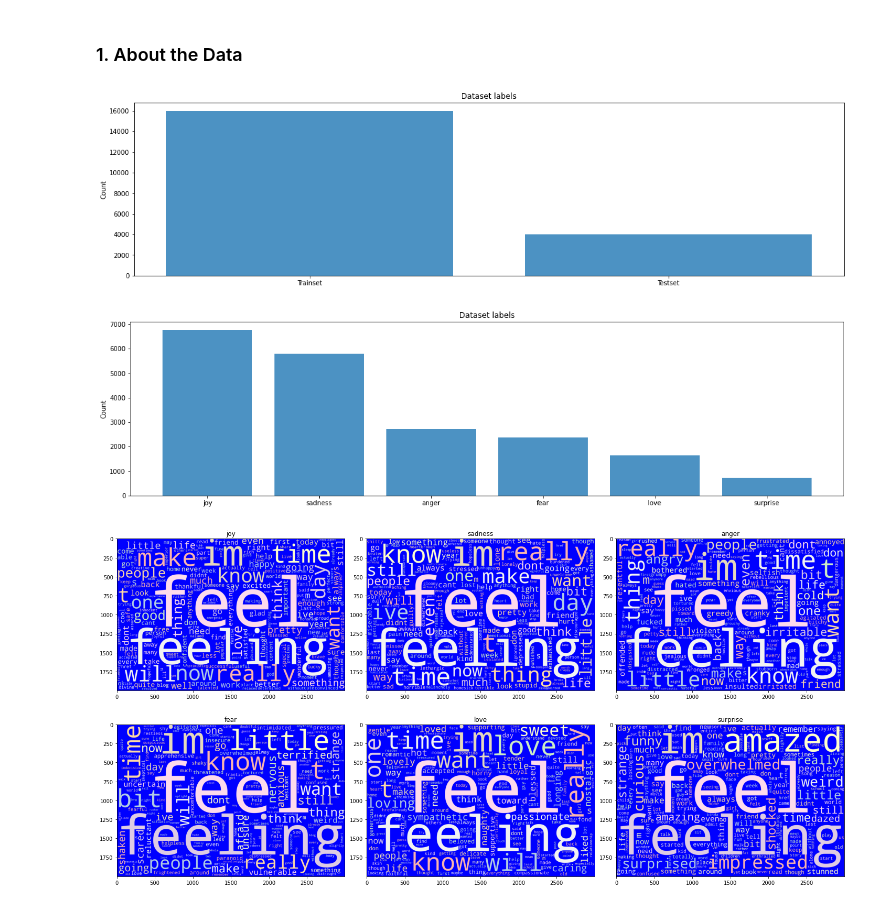
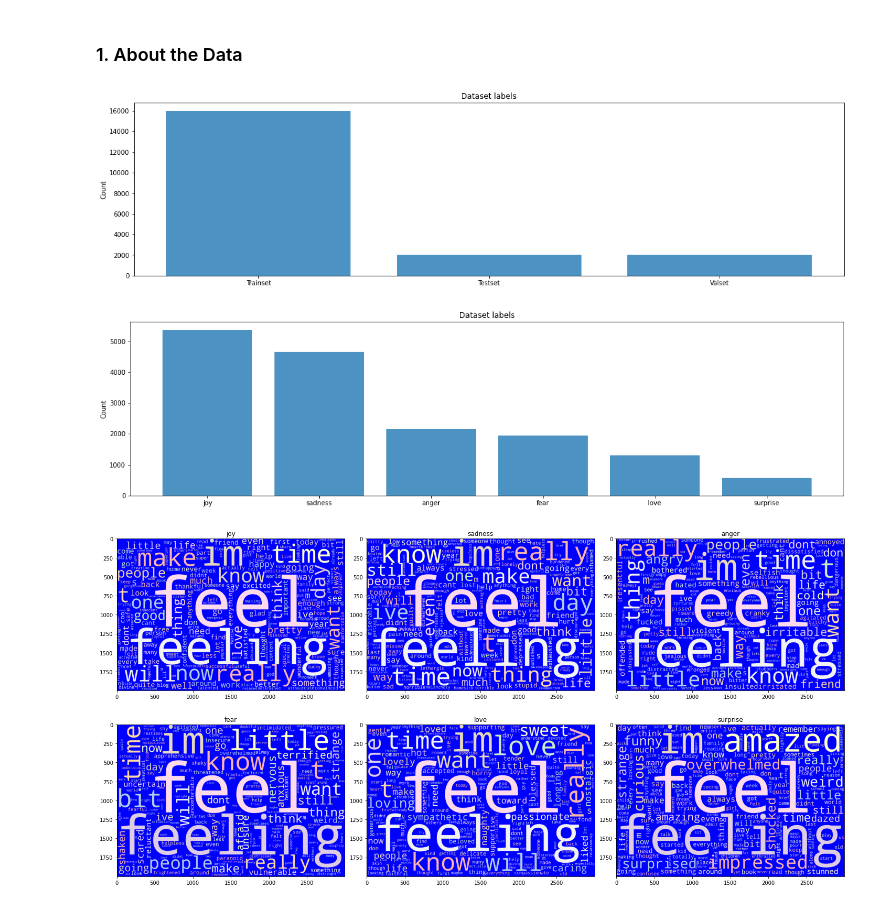
Before and after one commit to medso0018/EmotionClassifier, a Jupyter notebook: notebook.ipynb, the cells around one changed output. Drawn from its saved outputs; the diff is of its cells as text; code cells hidden in the pictures.

```diff
--- a/notebook.ipynb
+++ b/notebook.ipynb
@@ -13,25 +13,33 @@ from sklearn.metrics import confusion_matrix
 # %% [markdown]
 ### 1. About the Data
 # %%
+# initialize the random seed
 np.random.seed(0)
+
+# load datasets
 trainset = pd.read_csv('dataset/train.txt', sep=';', names=['text', 'emotion'])
 testset = pd.read_csv('dataset/test.txt', sep=';', names=['text', 'emotion'])
+valset = pd.read_csv('dataset/val.txt', sep=';', names=['text', 'emotion'])
 # %%
-dataset_name = ['Trainset', 'Testset']
-counts = [len(trainset), len(testset)]
+# plot datasets size
+
+dataset_name = ['Trainset', 'Testset', 'Valset']
+counts = [len(trainset), len(testset), len(valset)]
 
 y_pos = np.arange(len(dataset_name))
 plt.figure(figsize=(20,5))
 plt.bar(y_pos, counts, align='center', alpha=0.8)
 plt.xticks(y_pos, dataset_name)
 plt.ylabel('Count')
 plt.title('Dataset labels')
 
 plt.show()
 # %% [output]
-[figure, old version]
+[figure, new version]
 # %%
-dataset = pd.concat([trainset, testset])
+# plot samples count per class
+
+dataset = trainset.copy()
 label_counts = dataset.emotion.value_counts().to_dict()
 
 labels = []
@@ -50,5 +58,5 @@ plt.title('Dataset labels')
 
 plt.show()
 # %% [output]
-[figure, old version]
+[figure, new version]
 # %%
```
Also changed, not shown: parts of 16 cells of this notebook, 4 other files.
